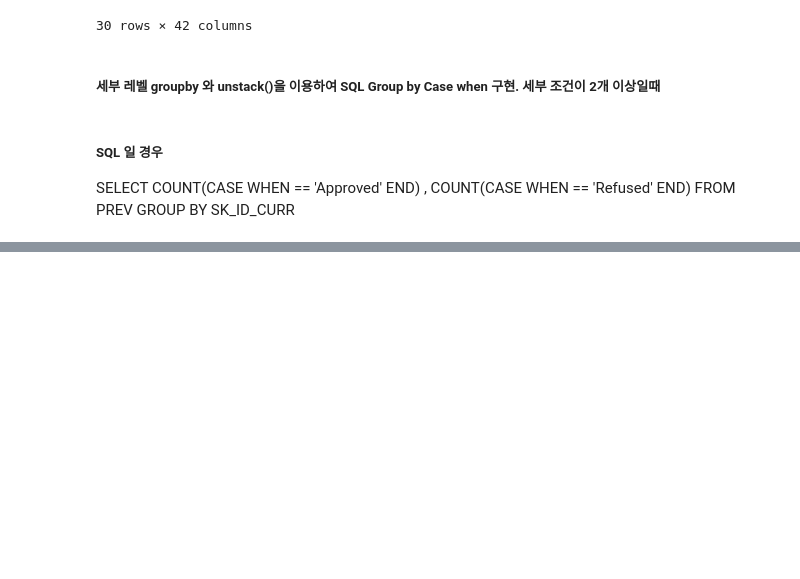
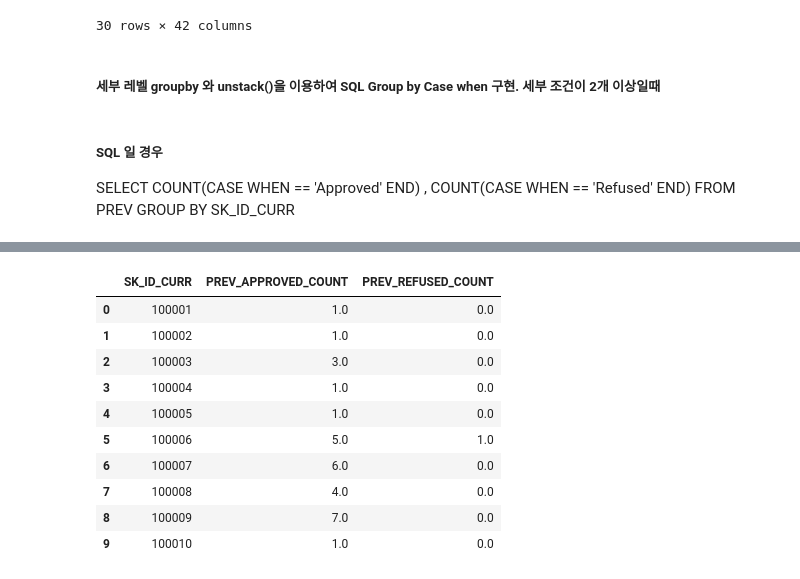
Before and after one commit to minglet/ML_study, a Jupyter notebook: advanced_kaggle/prev_baseline.ipynb, the cells around one changed output, grey strips where cells are left out. Cells and saved outputs as stored; diff of their text form; code cells hidden in the pictures; blank space fills up the shorter version.

```diff
--- a/advanced_kaggle/prev_baseline.ipynb
+++ b/advanced_kaggle/prev_baseline.ipynb
@@ -530,0 +526,18 @@ SELECT COUNT(CASE WHEN == 'Approved' END) , COUNT(CASE WHEN == 'Refused' END) FR
+# %%
+# null값 0으로 채워주기
+prev_refused_appr_agg.columns = ['PREV_APPROVED_COUNT', 'PREV_REFUSED_COUNT']
+prev_refused_appr_agg = prev_refused_appr_agg.fillna(0)
+prev_refused_appr_agg = prev_refused_appr_agg.reset_index()
+prev_refused_appr_agg.head(10)
+# %% [output]
+|  | SK_ID_CURR | PREV_APPROVED_COUNT | PREV_REFUSED_COUNT |
+| 0 | 100001 | 1.0 | 0.0 |
+| 1 | 100002 | 1.0 | 0.0 |
+| 2 | 100003 | 3.0 | 0.0 |
+| 3 | 100004 | 1.0 | 0.0 |
+| 4 | 100005 | 1.0 | 0.0 |
+| 5 | 100006 | 5.0 | 1.0 |
+| 6 | 100007 | 6.0 | 0.0 |
+| 7 | 100008 | 4.0 | 0.0 |
+| 8 | 100009 | 7.0 | 0.0 |
+| 9 | 100010 | 1.0 | 0.0 |
```
Also changed, not shown: parts of 13 cells of this notebook, 1 other file.
